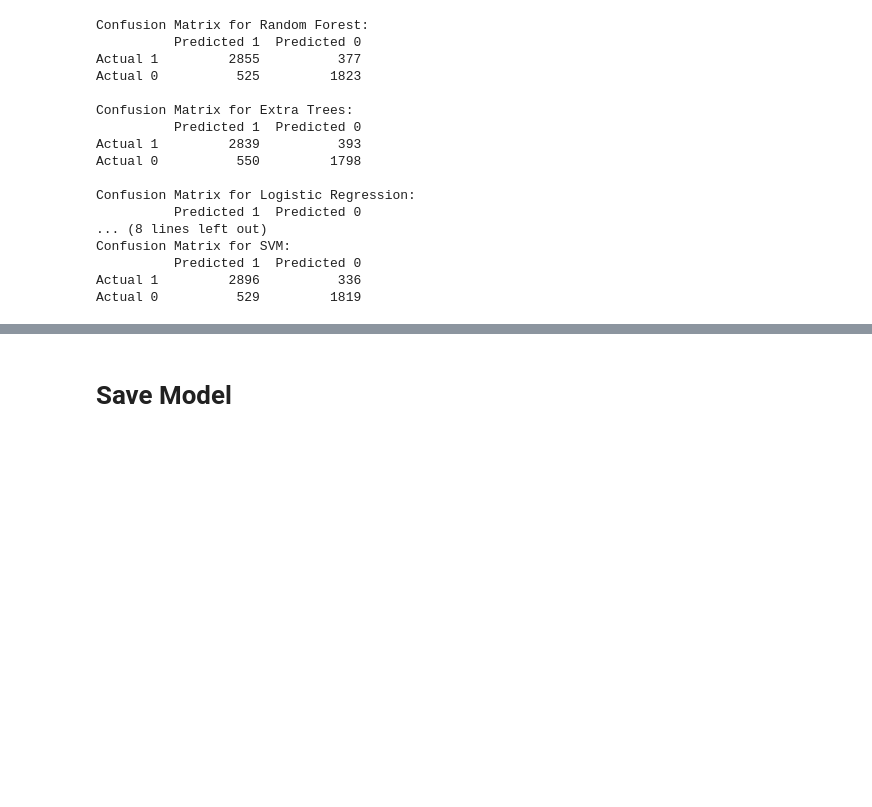
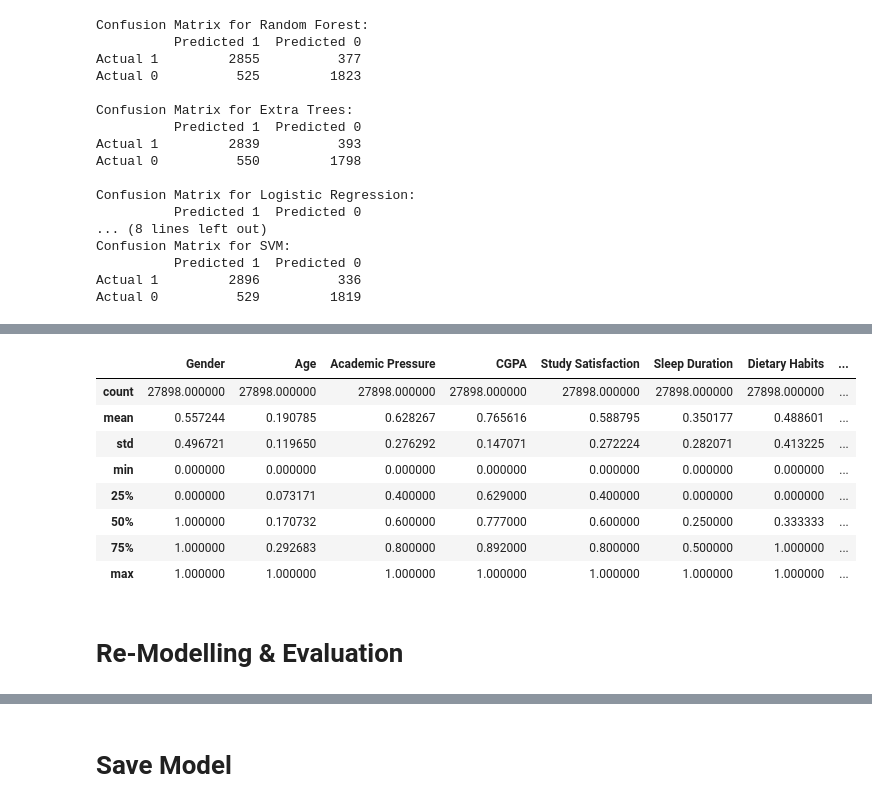
Before and after one commit to arguto1993/depression-risk-classification, a Jupyter notebook: classification.ipynb, the cells around one changed output, grey strips where cells are left out. Saved outputs shown, nothing was run; the diff lists cells and outputs as text; code cells hidden in the pictures; blank space fills up the shorter version.

Commit message:
normalization: not significant

```diff
--- a/classification.ipynb
+++ b/classification.ipynb
@@ -446,0 +475,16 @@ Actual 0          529         1819
+# %%
+# Normalization with MinMaxScaler
+
+# Initialize the MinMaxScaler
+scaler = MinMaxScaler()
+
+# Specify the features to normalize (you can adjust this list)
+features_to_normalize = df_cleaned.columns
+
+# Fit the scaler on the specified features and transform them
+df_normalized = df_cleaned.copy()
+df_normalized[features_to_normalize] = scaler.fit_transform(df_normalized[features_to_normalize])
+
+# Display the DataFrame after normalization
+print("\nDataFrame after Min-Max Normalization:")
+df_normalized.head()
@@ -446,0 +499,14 @@ Actual 0          529         1819
+# %%
+df_normalized.describe()
+# %% [output]
+|  | Gender | Age | Academic Pressure | CGPA | Study Satisfaction | Sleep Duration | Dietary Habits | ... |
+| count | 27898.000000 | 27898.000000 | 27898.000000 | 27898.000000 | 27898.000000 | 27898.000000 | 27898.000000 | ... |
+| mean | 0.557244 | 0.190785 | 0.628267 | 0.765616 | 0.588795 | 0.350177 | 0.488601 | ... |
+| std | 0.496721 | 0.119650 | 0.276292 | 0.147071 | 0.272224 | 0.282071 | 0.413225 | ... |
+| min | 0.000000 | 0.000000 | 0.000000 | 0.000000 | 0.000000 | 0.000000 | 0.000000 | ... |
+| 25% | 0.000000 | 0.073171 | 0.400000 | 0.629000 | 0.400000 | 0.000000 | 0.000000 | ... |
+| 50% | 1.000000 | 0.170732 | 0.600000 | 0.777000 | 0.600000 | 0.250000 | 0.333333 | ... |
+| 75% | 1.000000 | 0.292683 | 0.800000 | 0.892000 | 0.800000 | 0.500000 | 1.000000 | ... |
+| max | 1.000000 | 1.000000 | 1.000000 | 1.000000 | 1.000000 | 1.000000 | 1.000000 | ... |
+# %% [markdown]
+# Re-Modelling & Evaluation
```
Also changed, not shown: parts of 13 cells of this notebook.
